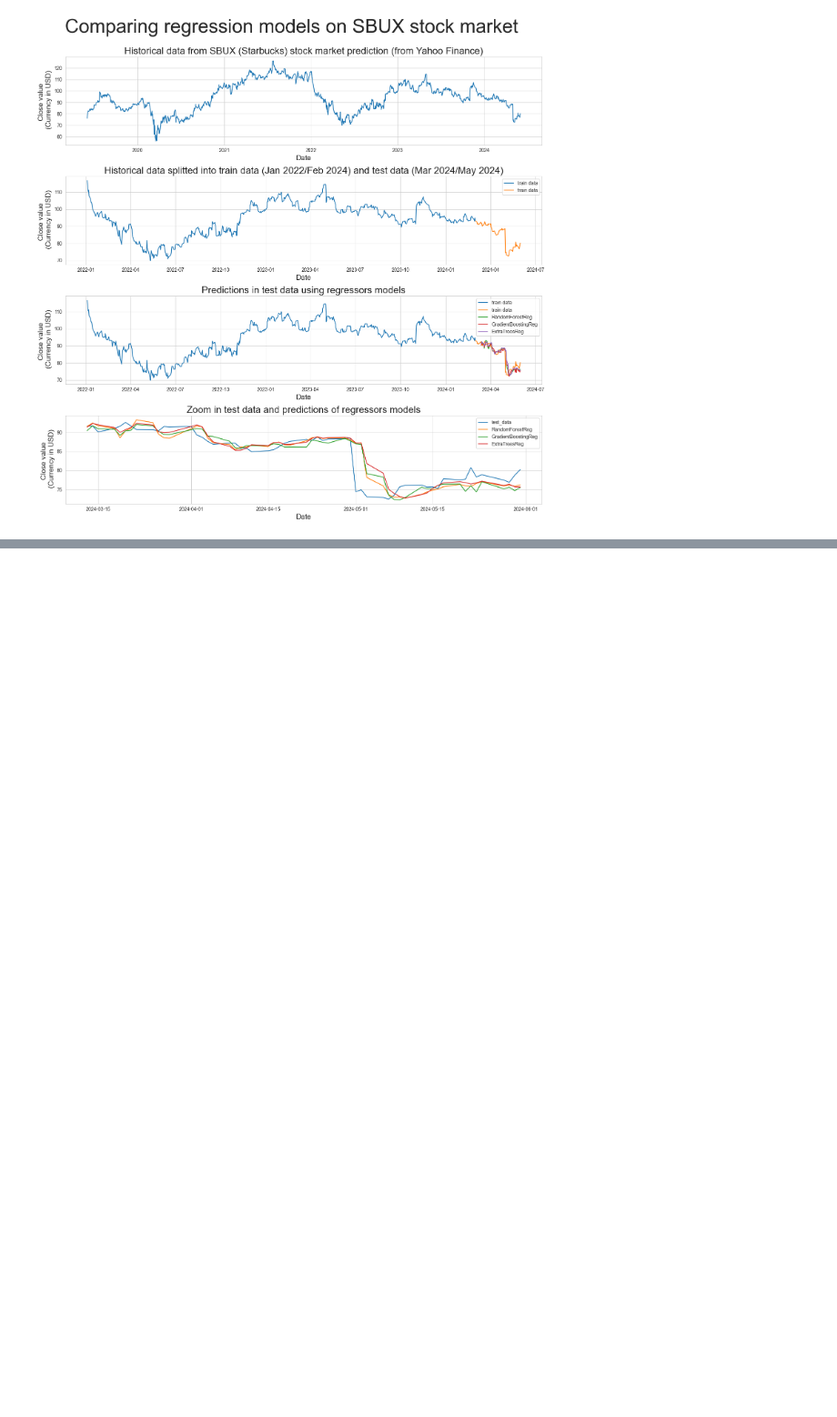
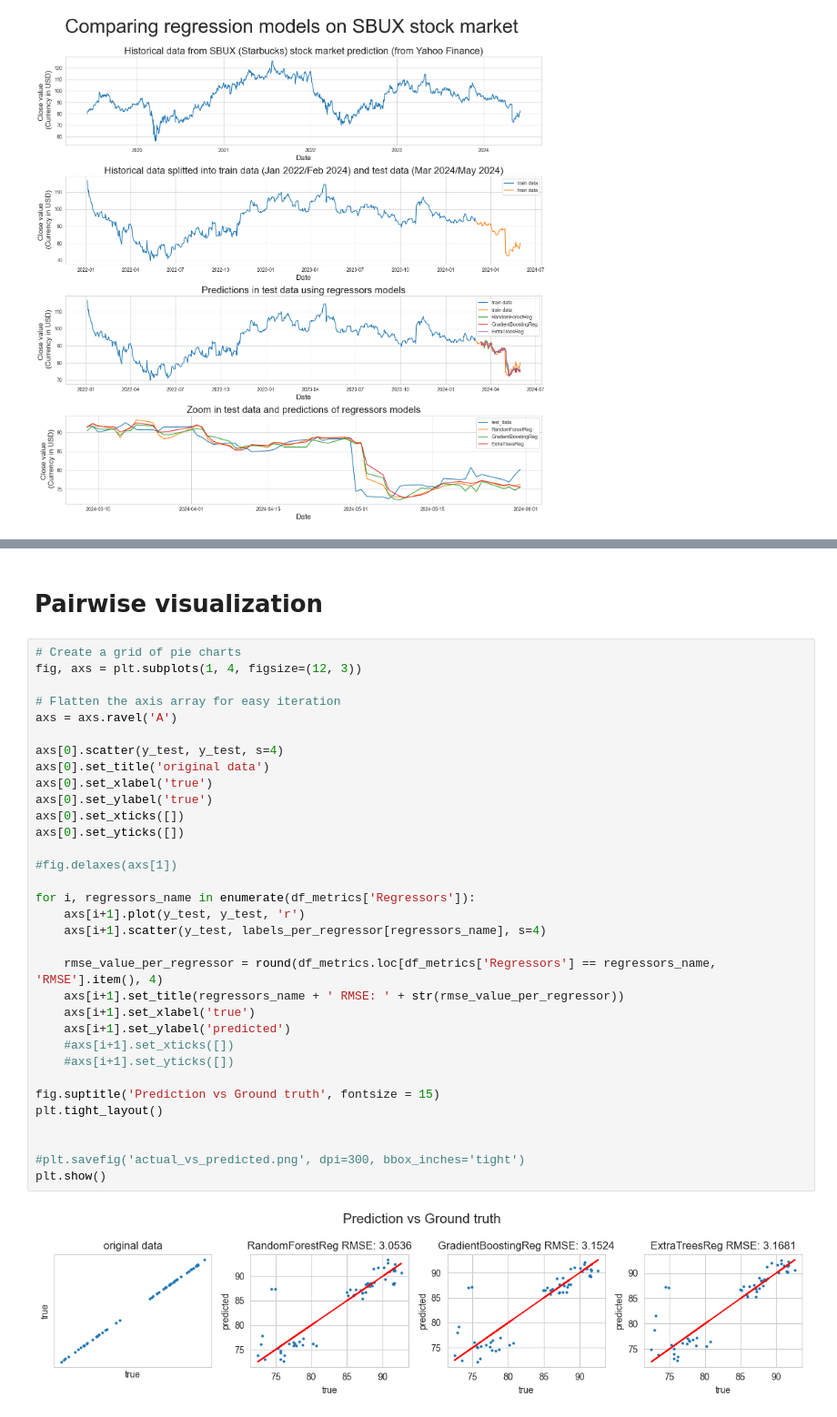
Before and after one commit to Edgar-La/Regression_models_Stock_Prices, a Jupyter notebook: SBUX_regression.ipynb, the cells around one changed output, grey strips where cells are left out. Shown at 91% size. Cells and saved outputs as stored; diff of their text form; blank space fills up the shorter version.

```diff
--- a/SBUX_regression.ipynb
+++ b/SBUX_regression.ipynb
@@ -346,0 +407,37 @@ plt.show()
+# %% [markdown]
+# Pairwise visualization
+# %%
+# Create a grid of pie charts
+fig, axs = plt.subplots(1, 4, figsize=(12, 3))
+
+# Flatten the axis array for easy iteration
+axs = axs.ravel('A')
+
+axs[0].scatter(y_test, y_test, s=4)
+axs[0].set_title('original data')
+axs[0].set_xlabel('true')
+axs[0].set_ylabel('true')
+axs[0].set_xticks([])
+axs[0].set_yticks([])
+
+#fig.delaxes(axs[1])
+
+for i, regressors_name in enumerate(df_metrics['Regressors']):
+    axs[i+1].plot(y_test, y_test, 'r')
+    axs[i+1].scatter(y_test, labels_per_regressor[regressors_name], s=4)
+
+    rmse_value_per_regressor = round(df_metrics.loc[df_metrics['Regressors'] == regressors_name, 'RMSE'].item(), 4)
+    axs[i+1].set_title(regressors_name + ' RMSE: ' + str(rmse_value_per_regressor))
+    axs[i+1].set_xlabel('true')
+    axs[i+1].set_ylabel('predicted')
+    #axs[i+1].set_xticks([])
+    #axs[i+1].set_yticks([])
+
+fig.suptitle('Prediction vs Ground truth', fontsize = 15)
+plt.tight_layout()
+
+
+#plt.savefig('actual_vs_predicted.png', dpi=300, bbox_inches='tight')
+plt.show()
+# %% [output]
+[figure, added]
```
Also changed, not shown: parts of 7 cells of this notebook, 8 other files.
